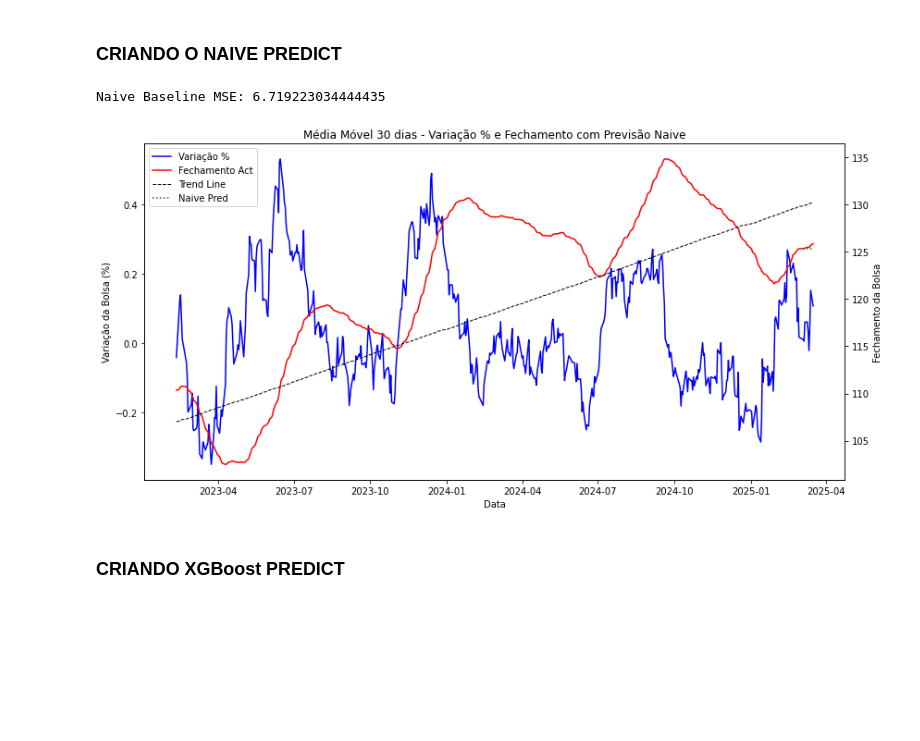
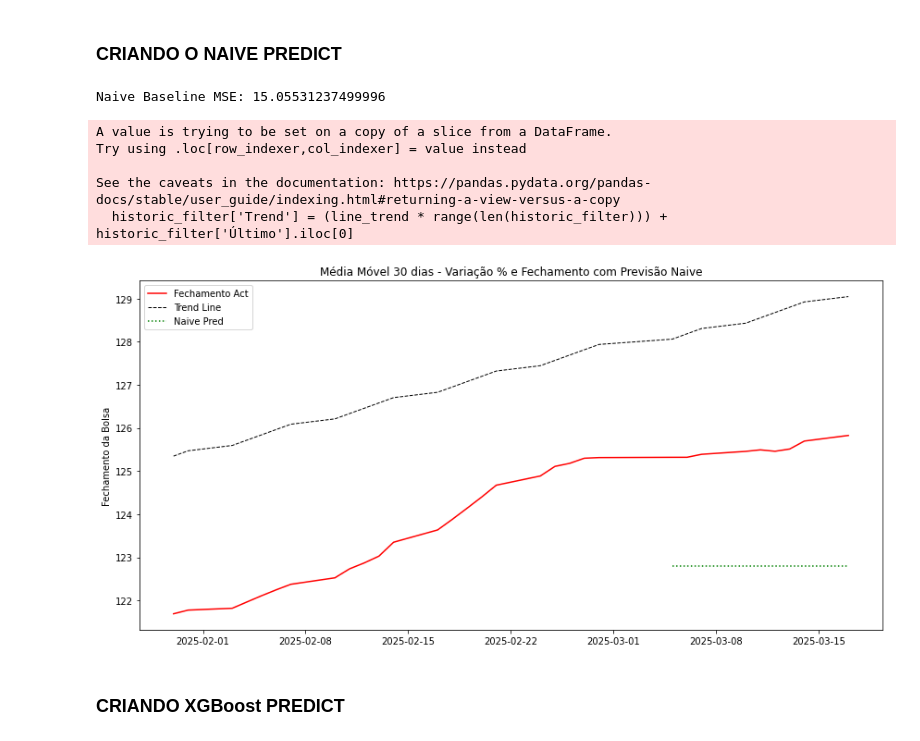
Before and after one commit to luishrufino/previsao_ibovespa, a Jupyter notebook: Machine Code.ipynb, the cells around one changed output. Drawn from its saved outputs; the diff is of its cells as text; code cells hidden in the pictures; blank space fills up the shorter version.

Commit message:
Plot Naives vs XGBoost vs Act

```diff
--- a/Machine Code.ipynb
+++ b/Machine Code.ipynb
@@ -154,7 +138,7 @@ df_test = historic_df.loc[train_end:]
 # %%
 naive_pred = pd.Series(index=historic_df.index, dtype='float64')
 naive_pred.loc[df_train.index] = historic_df['Último'].shift(1).loc[df_train.index]
-last_train_value = historic_df['Último'].rolling(window=30).mean().loc[df_train.index[-1]]
+last_train_value = historic_df['Último'].loc[df_train.index[-1]]
 naive_pred.loc[df_test.index] = last_train_value
 
 
@@ -164,42 +148,45 @@ from sklearn.metrics import mean_squared_error
 mse_naive = mean_squared_error(df_test['Último'][1:], naive_pred.loc[df_test.index][1:])
 print(f'Naive Baseline MSE: {mse_naive}')
 # %% [output]
-Naive Baseline MSE: 6.719223034444435
+Naive Baseline MSE: 15.05531237499996
 # %%
+historic_filter = historic_df.tail(60)
+delta_date = historic_filter['Último'].iloc[-1] - historic_filter['Último'].iloc[0]
+line_trend = delta_date/(len(historic_filter)-1)
+historic_filter['Trend'] = (line_trend * range(len(historic_filter))) + historic_filter['Último'].iloc[0]
+
+naive_filter = naive_pred.tail(60)
+
 fig, ax = plt.subplots(figsize=(12,6))
 
-# Plot da média móvel da variação percentual no eixo primário
-line1, = ax.plot(historic_df.index, historic_df['Var%'].rolling(window=30).mean(), color='blue', label='Variação %')
-ax.set_xlabel('Data')
-ax.set_ylabel('Variação da Bolsa (%)')
-ax.tick_params(axis='y')
-
-# Segundo eixo Y - fechamento
-ay = ax.twinx()
-
 # Fechamento real (rolling)
-line2, = ay.plot(historic_df.index, historic_df['Último'].rolling(window=30).mean(), color='red', label='Fechamento Act')
+line2, = ax.plot(historic_filter.index, historic_filter['Último'].rolling(window=30).mean(), color='red', label='Fechamento Act')
 
 # Linha de tendência (rolling)
-line3, = ay.plot(historic_df.index, historic_df['Trend'].rolling(window=30).mean(),
+line3, = ax.plot(historic_filter.index, historic_filter['Trend'].rolling(window=30).mean(),
                  color='black', linewidth=1, linestyle='--', label='Trend Line')
 
 # Previsão Naive SOMENTE no período de teste (sem rolling para mostrar a linha de previsão)
-line4, = ay.plot(df_test.index, naive_pred.loc[df_test.index], color='green', linestyle=':', linewidth=1.5, label='Naive Pred')
+line4, = ax.plot(df_test.index, naive_filter.loc[df_test.index], color='green', linestyle=':', linewidth=1.5, label='Naive Pred')
 
-ay.set_ylabel('Fechamento da Bolsa')
-ay.tick_params(axis='y')
+ax.set_ylabel('Fechamento da Bolsa')
+ax.tick_params(axis='y')
 
 # Título e legenda
-lines = [line1, line2, line3, line4]
+lines = [line2, line3, line4]
 labels = [line.get_label() for line in lines]
 ax.legend(lines, labels, loc='upper left')
 plt.title('Média Móvel 30 dias - Variação % e Fechamento com Previsão Naive')
 fig.tight_layout()
 
 plt.show()
 # %% [output]
+A value is trying to be set on a copy of a slice from a DataFrame.
+Try using .loc[row_indexer,col_indexer] = value instead
+
+See the caveats in the documentation: https://pandas.pydata.org/pandas-docs/stable/user_guide/indexing.html#returning-a-view-versus-a-copy
+  historic_filter['Trend'] = (line_trend * range(len(historic_filter))) + historic_filter['Último'].iloc[0]
-[figure, old version]
+[figure, new version]
 # %% [markdown]
 ### CRIANDO XGBoost PREDICT
 # %%
```
Also changed, not shown: parts of 8 cells of this notebook.
